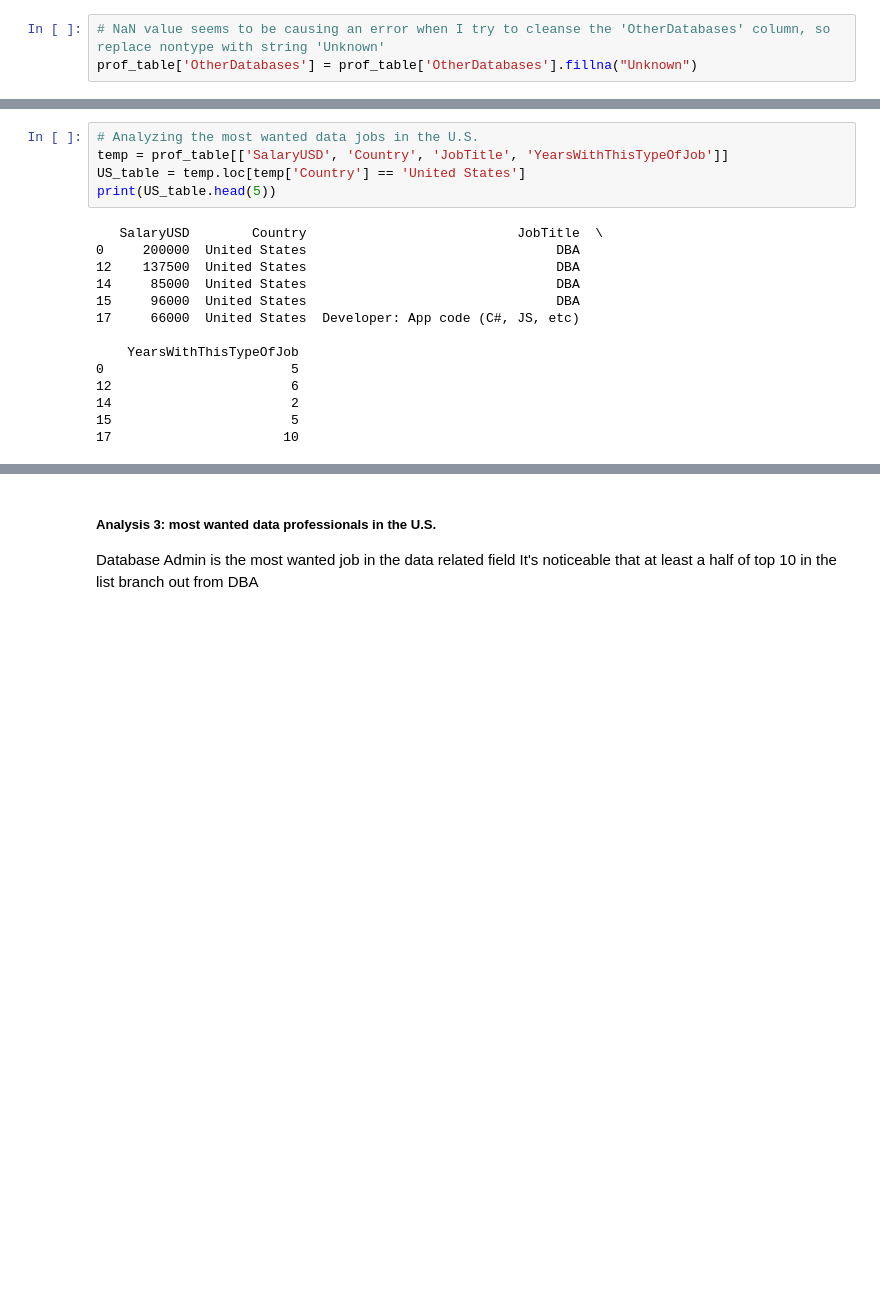
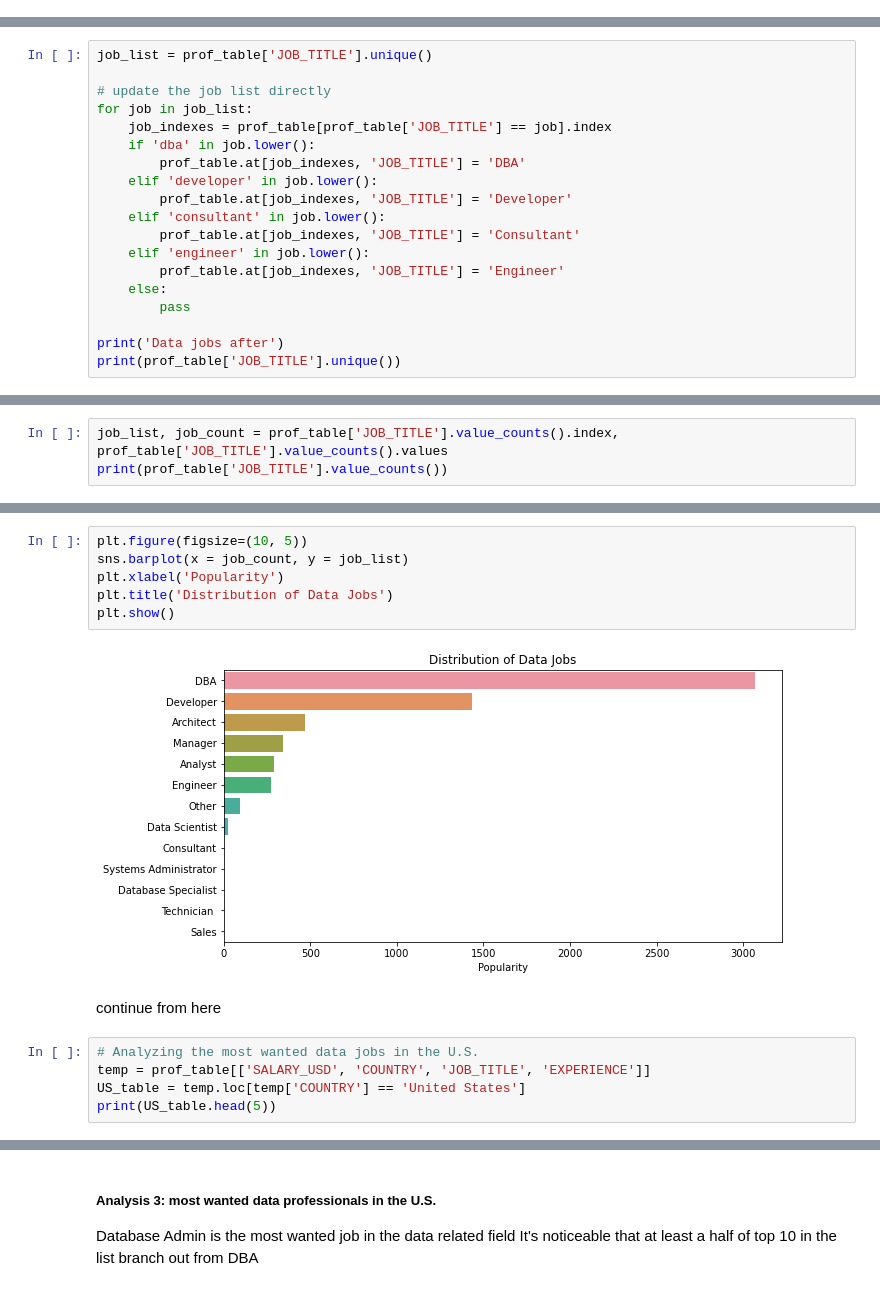
Before and after one commit to tw7366/Projects, a Jupyter notebook: Projects/2018 Data Professionals' Average Salaries.ipynb, the cells around one changed output, grey strips where cells are left out. Cells and saved outputs as stored; diff of their text form; blank space fills up the shorter version.

```diff
--- a/Projects/2018 Data Professionals' Average Salaries.ipynb
+++ b/Projects/2018 Data Professionals' Average Salaries.ipynb
@@ -97,3 +101,0 @@ Oracle seems to be more popular than all other options
-# %%
-# NaN value seems to be causing an error when I try to cleanse the 'OtherDatabases' column, so replace nontype with string 'Unknown'
-prof_table['OtherDatabases'] = prof_table['OtherDatabases'].fillna("Unknown")
@@ -129,0 +121,19 @@ It's probably because MS SQL Server is already the most preferred primary databa
+# %%
+job_list = prof_table['JOB_TITLE'].unique()
+
+# update the job list directly
+for job in job_list:
+    job_indexes = prof_table[prof_table['JOB_TITLE'] == job].index
+    if 'dba' in job.lower():
+        prof_table.at[job_indexes, 'JOB_TITLE'] = 'DBA'
+    elif 'developer' in job.lower():
+        prof_table.at[job_indexes, 'JOB_TITLE'] = 'Developer'
+    elif 'consultant' in job.lower():
+        prof_table.at[job_indexes, 'JOB_TITLE'] = 'Consultant'
+    elif 'engineer' in job.lower():
+        prof_table.at[job_indexes, 'JOB_TITLE'] = 'Engineer'
+    else:
+        pass
+
+print('Data jobs after')
+print(prof_table['JOB_TITLE'].unique())
@@ -129,0 +145,3 @@ It's probably because MS SQL Server is already the most preferred primary databa
+# %%
+job_list, job_count = prof_table['JOB_TITLE'].value_counts().index, prof_table['JOB_TITLE'].value_counts().values
+print(prof_table['JOB_TITLE'].value_counts())
@@ -130,22 +163,18 @@ It's probably because MS SQL Server is already the most preferred primary databa
+# %%
+plt.figure(figsize=(10, 5))
+sns.barplot(x = job_count, y = job_list)
+plt.xlabel('Popularity')
+plt.title('Distribution of Data Jobs')
+plt.show()
+# %% [output]
+[figure, added]
+# %% [markdown]
+continue from here
 # %%
 # Analyzing the most wanted data jobs in the U.S.
-temp = prof_table[['SalaryUSD', 'Country', 'JobTitle', 'YearsWithThisTypeOfJob']]
-US_table = temp.loc[temp['Country'] == 'United States']
+temp = prof_table[['SALARY_USD', 'COUNTRY', 'JOB_TITLE', 'EXPERIENCE']]
+US_table = temp.loc[temp['COUNTRY'] == 'United States']
 print(US_table.head(5))
-# %% [output]
-   SalaryUSD        Country                           JobTitle  \
-0     200000  United States                                DBA
-12    137500  United States                                DBA
-14     85000  United States                                DBA
-15     96000  United States                                DBA
-17     66000  United States  Developer: App code (C#, JS, etc)
-
-    YearsWithThisTypeOfJob
-0                        5
-12                       6
-14                       2
-15                       5
-17                      10
 # %%
 # creating a temporary table to get indexes of DBA (General ...) on the US_table
 US_table_copy = US_table.loc[US_table['JobTitle'] == ('DBA (General - splits time evenly between writing & '
```
Also changed, not shown: parts of 31 cells of this notebook.
